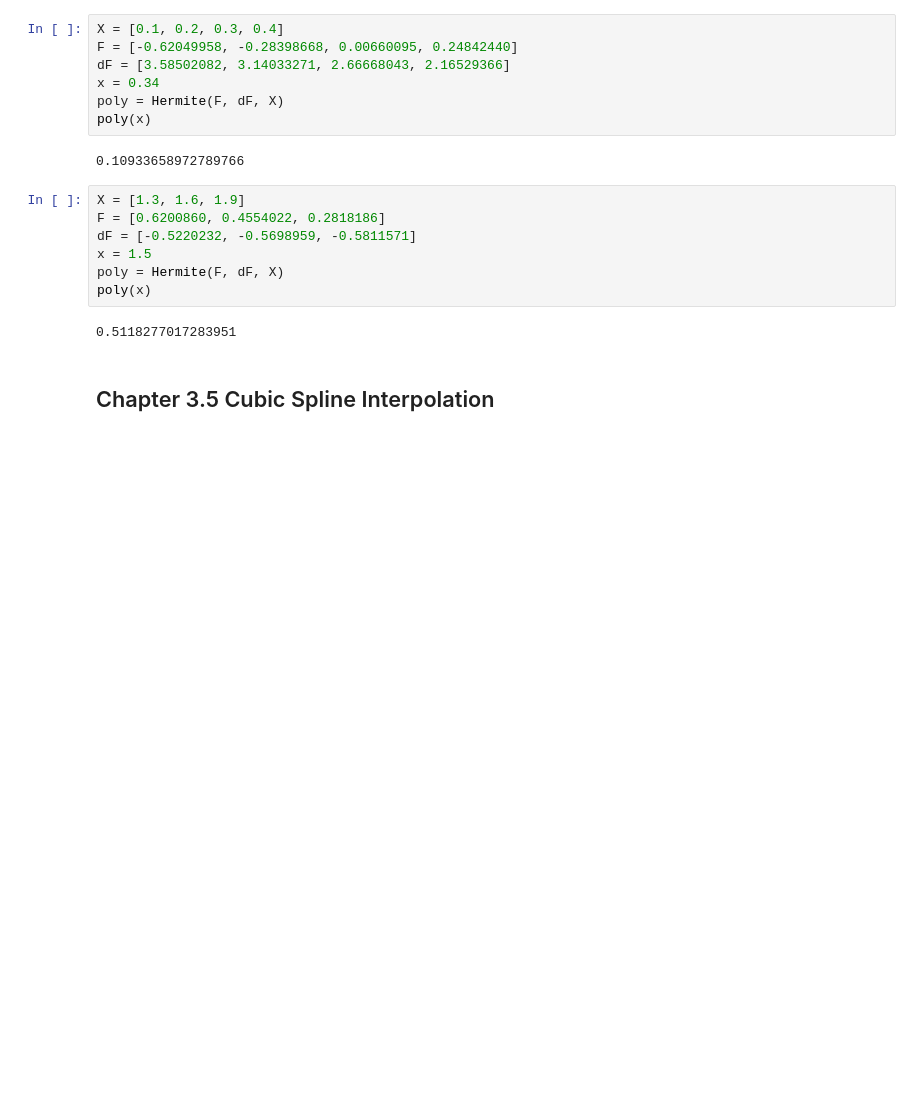
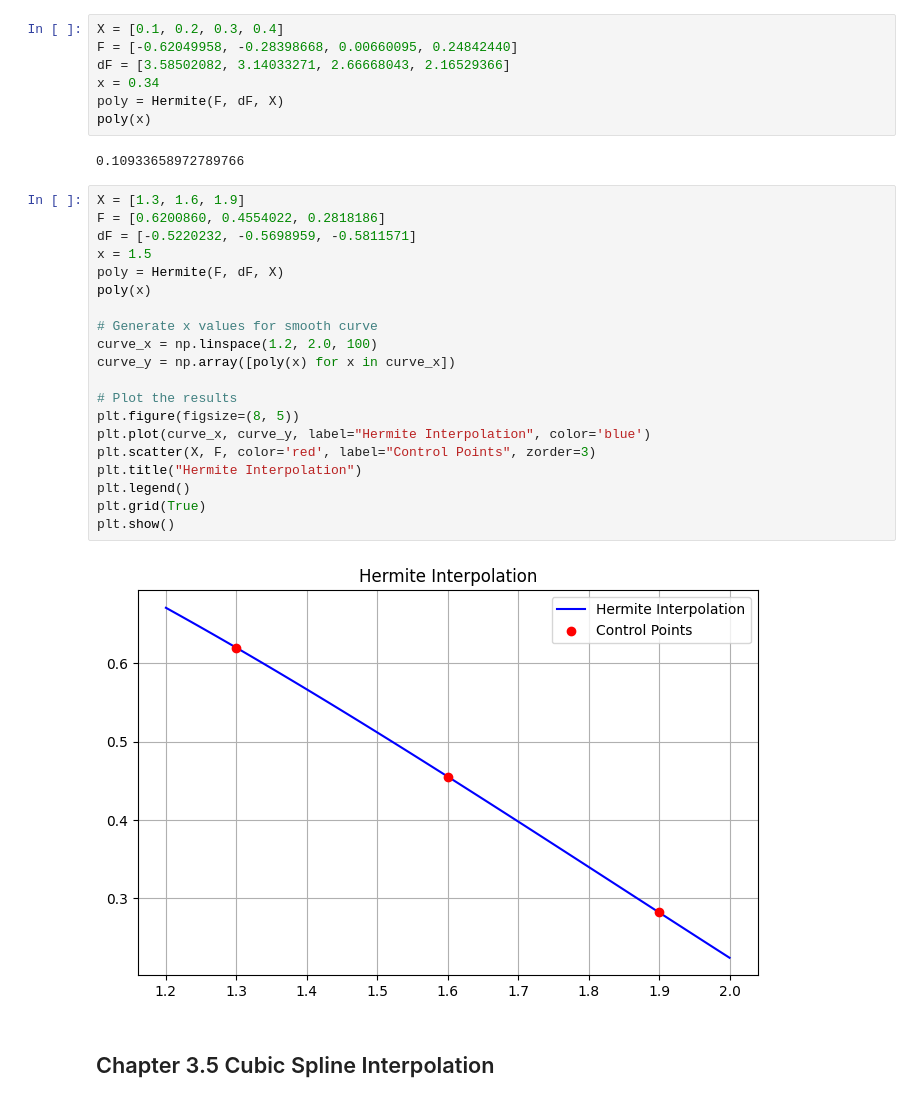
Before and after one commit to Haus226/numericAnalysis, a Jupyter notebook: Chapter 3.ipynb, the cells around one changed output. Drawn from its saved outputs; the diff is of its cells as text; blank space fills up the shorter version.

```diff
--- a/Chapter 3.ipynb
+++ b/Chapter 3.ipynb
@@ -161,12 +161,25 @@ poly(x)
 # %%
 X = [1.3, 1.6, 1.9]
 F = [0.6200860, 0.4554022, 0.2818186]
 dF = [-0.5220232, -0.5698959, -0.5811571]
 x = 1.5
 poly = Hermite(F, dF, X)
 poly(x)
+
+# Generate x values for smooth curve
+curve_x = np.linspace(1.2, 2.0, 100)
+curve_y = np.array([poly(x) for x in curve_x])
+
+# Plot the results
+plt.figure(figsize=(8, 5))
+plt.plot(curve_x, curve_y, label="Hermite Interpolation", color='blue')
+plt.scatter(X, F, color='red', label="Control Points", zorder=3)
+plt.title("Hermite Interpolation")
+plt.legend()
+plt.grid(True)
+plt.show()
 # %% [output]
-0.5118277017283951
+[figure, added]
 # %% [markdown]
 ## Chapter 3.5 Cubic Spline Interpolation
 # %% [markdown]
```
Also changed, not shown: parts of 17 cells of this notebook.
